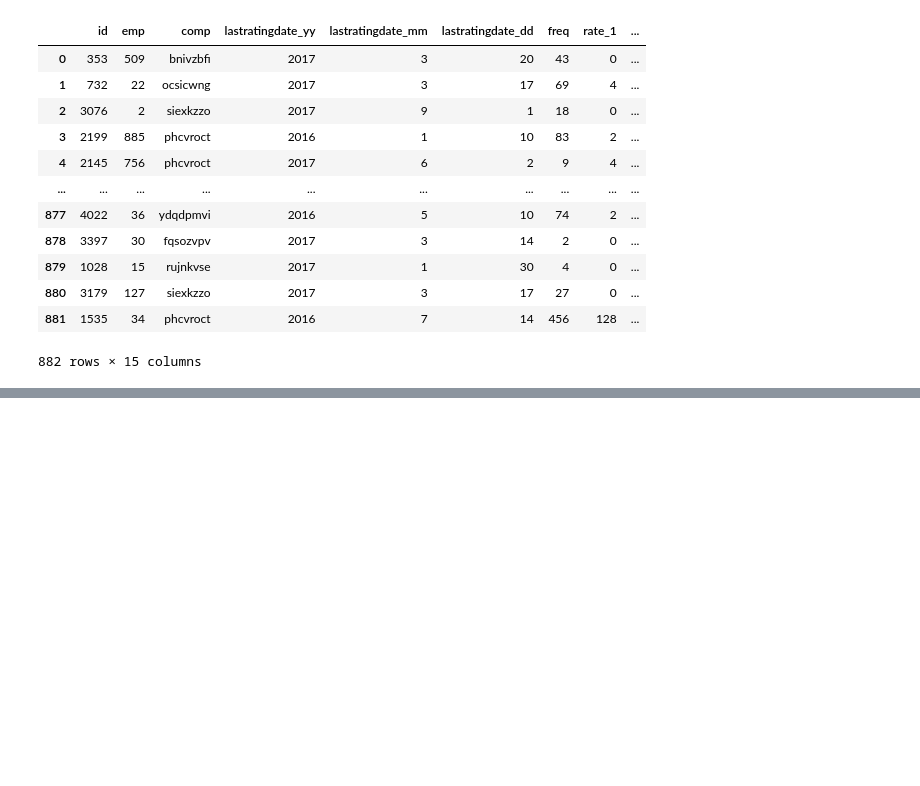
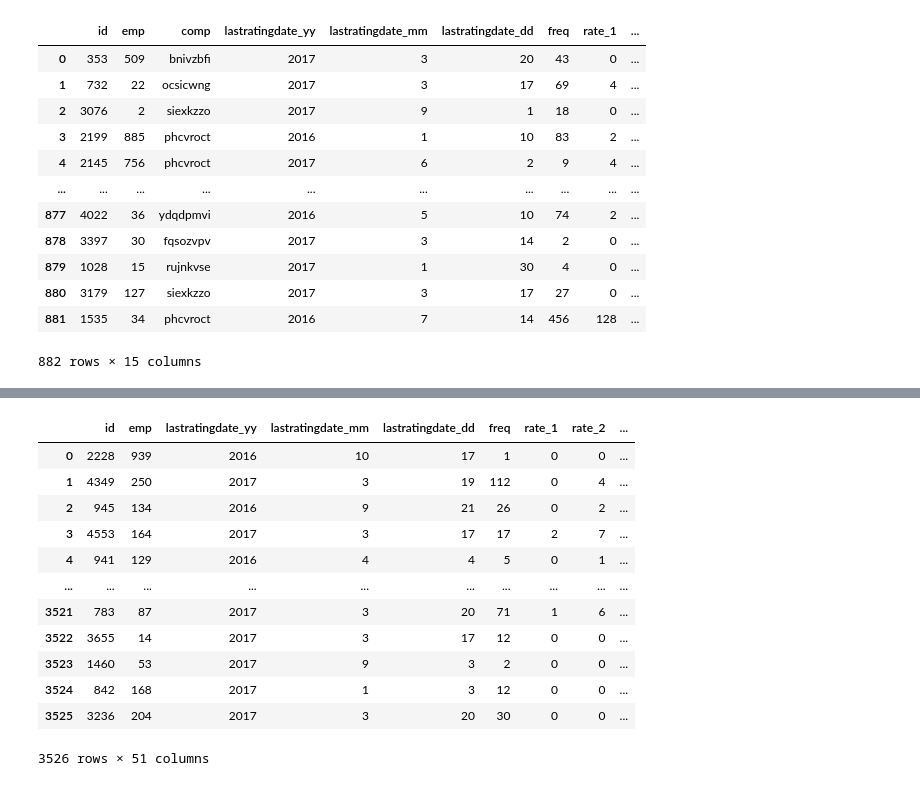
Before and after one commit to sourav22899/cs5691-prml, a Jupyter notebook: contest/cs5691.ipynb, the cells around one changed output, grey strips where cells are left out. Cells and saved outputs as stored; diff of their text form; code cells hidden in the pictures; blank space fills up the shorter version.

```diff
--- a/contest/cs5691.ipynb
+++ b/contest/cs5691.ipynb
@@ -302,0 +343,20 @@ train
+# %%
+X = X_cat1[:count]
+X_test = X_cat1[count:]
+# X = X.loc[:,'emp':]
+# X_test = X_test.loc[:,'emp':]
+X
+# %% [output]
+|  | id | emp | lastratingdate_yy | lastratingdate_mm | lastratingdate_dd | freq | rate_1 | rate_2 | ... |
+| 0 | 2228 | 939 | 2016 | 10 | 17 | 1 | 0 | 0 | ... |
+| 1 | 4349 | 250 | 2017 | 3 | 19 | 112 | 0 | 4 | ... |
+| 2 | 945 | 134 | 2016 | 9 | 21 | 26 | 0 | 2 | ... |
+| 3 | 4553 | 164 | 2017 | 3 | 17 | 17 | 2 | 7 | ... |
+| 4 | 941 | 129 | 2016 | 4 | 4 | 5 | 0 | 1 | ... |
+| ... | ... | ... | ... | ... | ... | ... | ... | ... | ... |
+| 3521 | 783 | 87 | 2017 | 3 | 20 | 71 | 1 | 6 | ... |
+| 3522 | 3655 | 14 | 2017 | 3 | 17 | 12 | 0 | 0 | ... |
+| 3523 | 1460 | 53 | 2017 | 9 | 3 | 2 | 0 | 0 | ... |
+| 3524 | 842 | 168 | 2017 | 1 | 3 | 12 | 0 | 0 | ... |
+| 3525 | 3236 | 204 | 2017 | 3 | 20 | 30 | 0 | 0 | ... |
+3526 rows × 51 columns
```
Also changed, not shown: parts of 19 cells of this notebook, 3 other files.
